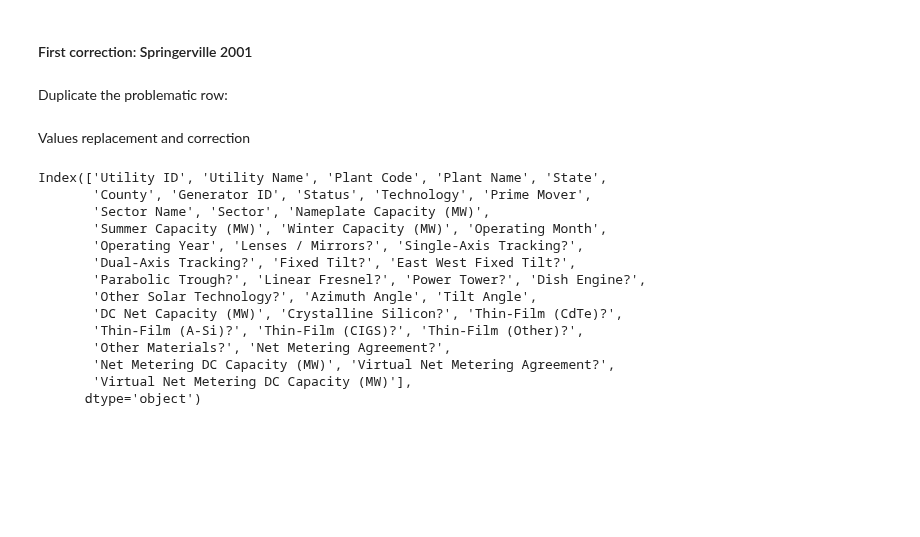
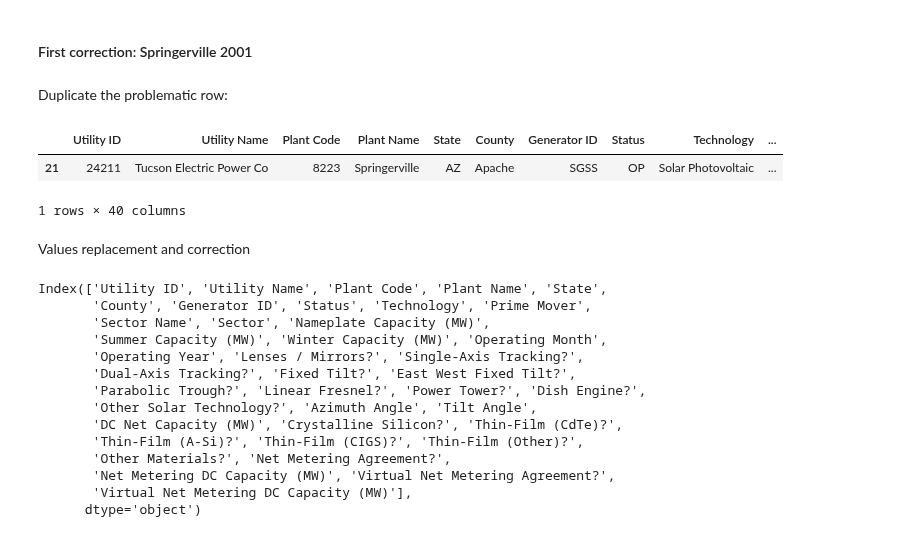
Before and after one commit to NREL/PV_ICE, a Jupyter notebook: docs/tutorials/baseline development documentation/(baseline development) EIA860 Processing - cSi CdTe Installation.ipynb, the cells around one changed output. Saved outputs shown, nothing was run; the diff lists cells and outputs as text; code cells hidden in the pictures; blank space fills up the shorter version.

```diff
--- a/docs/tutorials/baseline development documentation/(baseline development) EIA860 Processing - cSi CdTe Installation.ipynb
+++ b/docs/tutorials/baseline development documentation/(baseline development) EIA860 Processing - cSi CdTe Installation.ipynb
@@ -38,6 +38,12 @@ I show below what is wrong with eia860_raw. In a nutshell there are instances wh
 #### First correction: Springerville 2001
 # %% [markdown]
 Duplicate the problematic row:
+# %%
+eia860_raw[(eia860_raw['Operating Year'] == 2001) & (eia860_raw['Technology'] == 'Solar Photovoltaic') & (eia860_raw['Plant Name'] == 'Springerville')]
+# %% [output]
+|  | Utility ID | Utility Name | Plant Code | Plant Name | State | County | Generator ID | Status | Technology | ... |
+| 21 | 24211 | Tucson Electric Power Co | 8223 | Springerville | AZ | Apache | SGSS | OP | Solar Photovoltaic | ... |
+1 rows × 40 columns
 # %%
 index_num = eia860_raw[(eia860_raw['Operating Year'] == 2001) & (eia860_raw['Technology'] == 'Solar Photovoltaic') & (eia860_raw['Plant Name'] == 'Springerville')].index.values.astype(int)[0]
 eia860_raw_correct_1 = pd.concat([eia860_raw, eia860_raw.iloc[[index_num]]*1],ignore_index=True)
```
Also changed, not shown: parts of 8 cells of this notebook, 13 other files.
